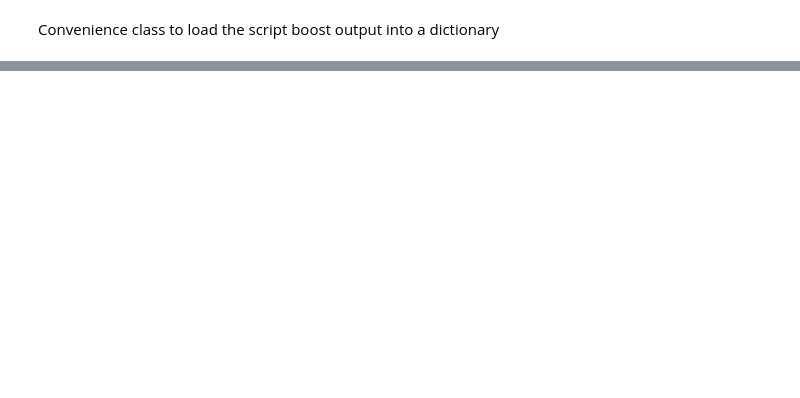
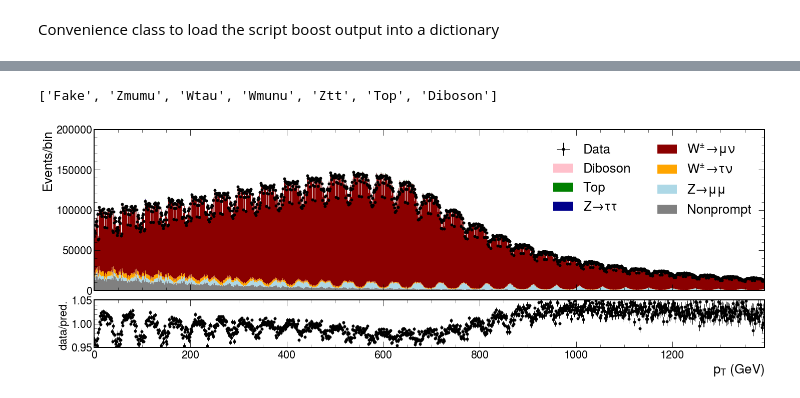
Before and after one commit to bendavid/WRemnants, a Jupyter notebook: notebooks/PlotScratch.ipynb, the cells around one changed output, grey strips where cells are left out. Drawn from its saved outputs; the diff is of its cells as text; code cells hidden in the pictures; blank space fills up the shorter version.

```diff
--- a/notebooks/PlotScratch.ipynb
+++ b/notebooks/PlotScratch.ipynb
@@ -15,6 +17,6 @@ Convenience class to load the script boost output into a dictionary
 # %%
 groups = datagroups2016("../mw_with_mu_eta_pt.pkl.lz4")
 # %%
-histInfo = groups.datagroupsForHist("nominal", selectSignal=True, label="nominal")
+histInfo = groups.datagroupsForHist("", syst="nominal", selectSignal=True, label="nominal")
 # %%
 histInfo["Data"]
@@ -21,8 +33,12 @@ histInfo["Data"]
 # %%
 prednames = [x for x in histInfo.keys() if x != "Data"]
 prednames
+# %% [output]
+['Fake', 'Zmumu', 'Wtau', 'Wmunu', 'Ztt', 'Top', 'Diboson']
 # %%
-fig = plotTools.makePlotWithRatio("unrolled", histInfo, prednames, label="nominal", unstacked="Data", xlabel=r"p$_{T}$ (GeV)", scale=2e6,rrange=[0.95, 1.05])
+fig = plotTools.makeStackPlotWithRatio("unrolled", histInfo, prednames, label="nominal", unstacked="Data", xlabel=r"p$_{T}$ (GeV)", scale=2e5,rrange=[0.95, 1.05])
+# %% [output]
+[figure, added]
 # %%
 etafig = plotTools.makePlotWithRatio("eta", histInfo, prednames, "Data", scale=1.2e7, xlabel=r"$\eta$", rrange=[0.95, 1.05], action=lambda x: x[0])
 # %%
```
Also changed, not shown: parts of 2 cells of this notebook, 6 other files.
